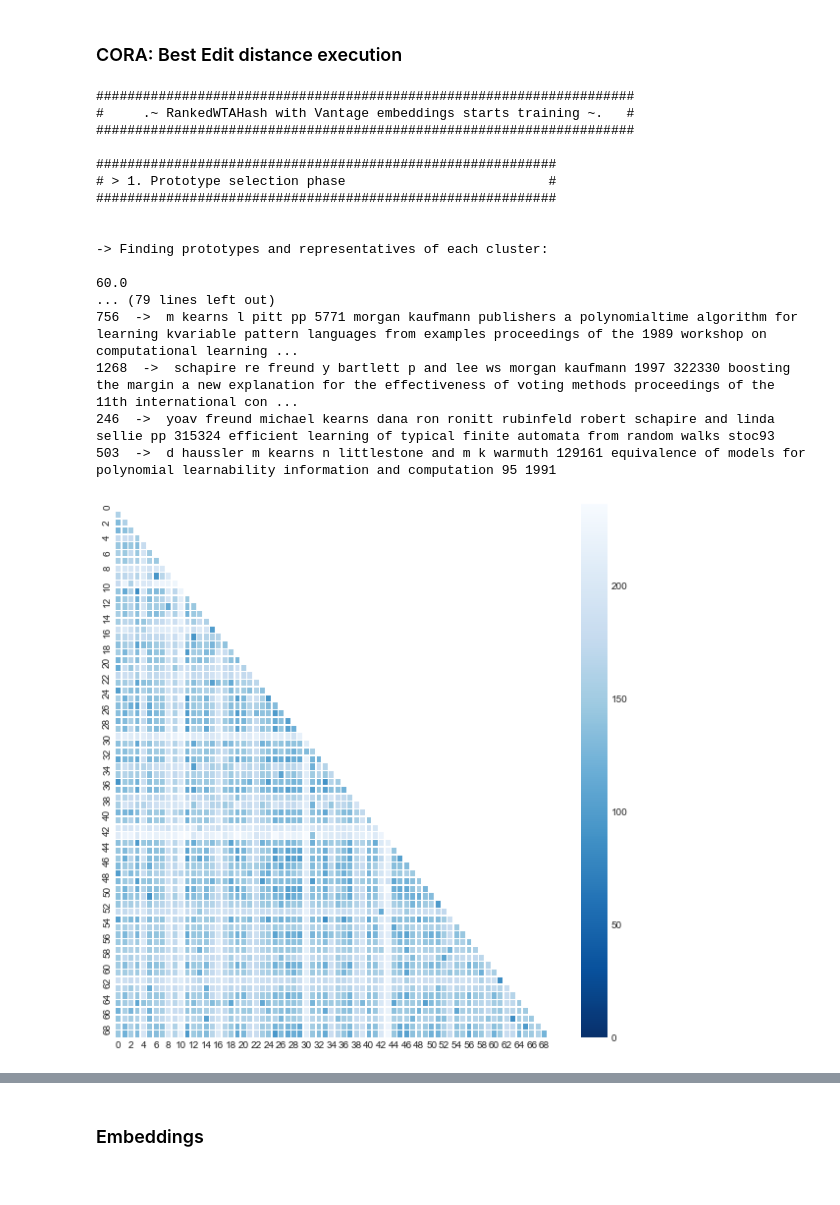
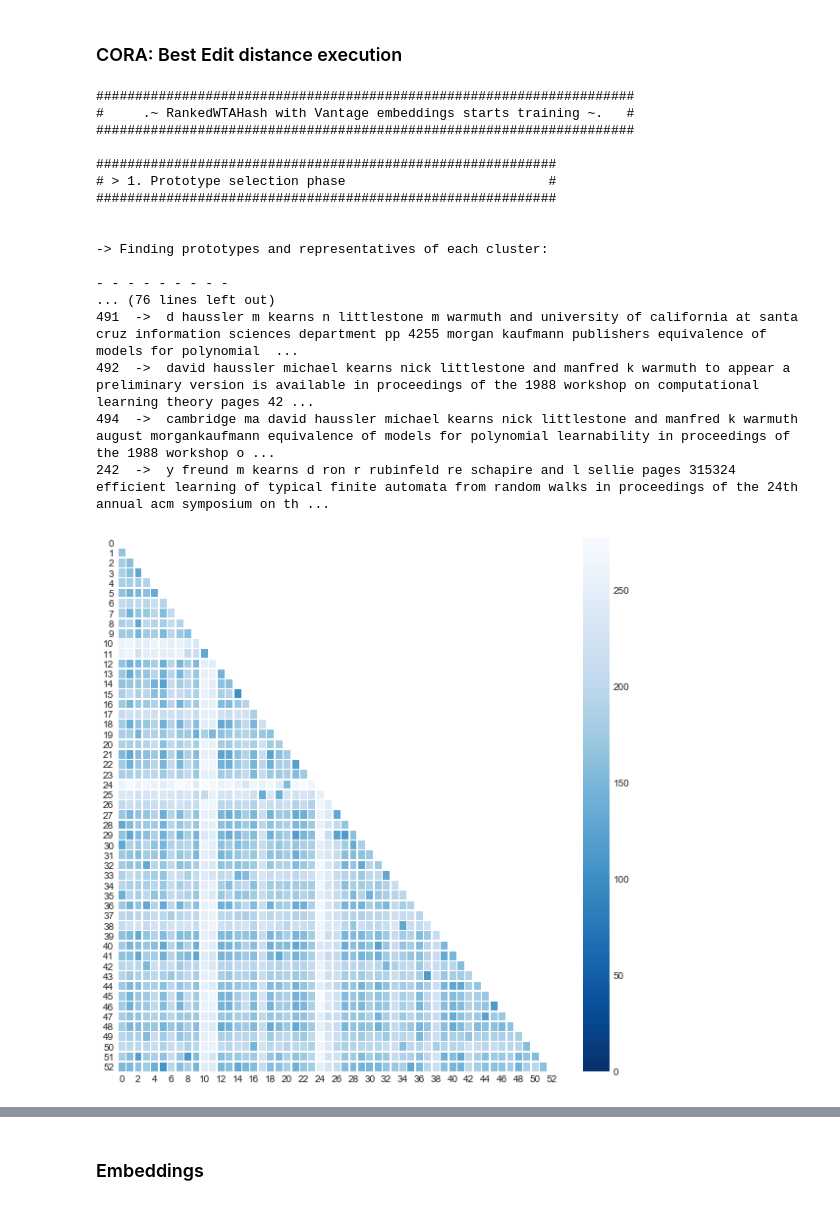
Before and after one commit to Nikoletos-K/WinnER, a Jupyter notebook: EntireDatasetJupyter-Current.ipynb, the cells around one changed output, grey strips where cells are left out. Cells and saved outputs as stored; diff of their text form; code cells hidden in the pictures.

```diff
--- a/EntireDatasetJupyter-Current.ipynb
+++ b/EntireDatasetJupyter-Current.ipynb
@@ -232,6 +232,9 @@ class RankedWTAHash:
             warnings.warn("similarityVectors: Available options are: ranked,initial")
         print("- Similarity mapping in a matrix")
         print(self.mapping_matrix)
+        print("\n- Total number of comparisons made: ", self.numOfComparisons)
+        print("\n- Total number of comparisons of same objects: ", self.sameObjectsCompared)
+        print("\n- Total number of comparisons of same objects with success: ", self.sameObjectsComparedSuccess)
         similarity_time = time.time() - similarity_time
         print("\n# Finished in %.6s secs" % (similarity_time))
         print("\n#####################################################################\n#                           .~  End  ~.                              #\n#####################################################################\n")
@@ -491,6 +494,8 @@ class RankedWTAHash:
         mapping = {}
 
         self.numOfComparisons = 0
+        self.sameObjectsCompared = 0
+        self.sameObjectsComparedSuccess = 0
 
         # Loop for every bucket
         for bucketid in tqdm(buckets.keys()):
@@ -509,6 +514,7 @@ class RankedWTAHash:
                         metric = 'kendal'
 
                     self.numOfComparisons+=1
+
 
                     if metric == None or metric == 'kendal':  # Simple Kendal tau metric
                         similarity_prob, p_value = kendalltau(vectors[v_vector_id], vectors[i_vector_id])
@@ -560,6 +566,8 @@ class RankedWTAHash:
 #                     print("SIMILARITY: ",similarity_prob)
 #                     print("\n")
 
+                    if true_matrix[v_vector_id][i_vector_id] or true_matrix[i_vector_id][v_vector_id]:
+                        self.sameObjectsCompared += 1
 
                     if similarity_prob > threshold:
                         if v_vector_id not in mapping.keys():
@@ -567,6 +575,8 @@ class RankedWTAHash:
                         mapping[v_vector_id].append(i_vector_id)  # insert into mapping
                         mapping_matrix[v_vector_id][i_vector_id] = 1  # inform prediction matrix
                         mapping_matrix[i_vector_id][v_vector_id] = 1  # inform prediction matrix
+                        if true_matrix[v_vector_id][i_vector_id] or true_matrix[i_vector_id][v_vector_id]:
+                            self.sameObjectsComparedSuccess += 1
 
 
         return mapping, np.triu(mapping_matrix)
@@ -1177,8 +1187,8 @@ windowSize= 70                            # Vector size for WTA algo
 number_of_permutations = 2                # WTA number of permutations
 
 # Similarity evaluation
-similarityVectors='ranked'                  # which vectors will be passed to WTA step
-similarityThreshold= 0.7                    # Similarity threshold for the final step
+similarityVectors='initial'                  # which vectors will be passed to WTA step
+similarityThreshold= 0.6                    # Similarity threshold for the final step
 metric='kendal'                             # Similarity metric between vectors
 
 start = time.time()
@@ -1291,21 +1300,18 @@ array([   0,    2,    0, ...,    0, 1294,    0], dtype=int64)
 # %%
 %%time
 
-ngramms= 3                                  # If jaccard used, n-gramms are used
-jaccard_withchars = False                    # n-gramms either of chars and either of words
-
 # Prototype selection
-max_numberOf_clusters= 500                  # Νumber of loops for finding representatives, it is an upper bound of clusters.
-max_dissimilarityDistance= 120                       # The threshold for the triangle inequality
+max_numberOf_clusters= 1000                  # Νumber of loops for finding representatives, it is an upper bound of clusters.
+max_dissimilarityDistance= 100                       # The threshold for the triangle inequality
 distanceMetric= 'edit'                   # Distance metric between the vectors when creating the space
-prototypesFilterThr = 80                # Prototypes must differ more that threshold
+prototypesFilterThr = 100                # Prototypes must differ more that threshold
 
 # Embedding phase
-distanceMetricEmbedding = 'edit'  # Embedding metric
+distanceMetricEmbedding = 'l_inf'  # Embedding metric
 
 # WTA algorithm
 windowSize= 37                             # Vector size for WTA algo
-number_of_permutations = 5                 # WTA number of permutations
+number_of_permutations = 3                 # WTA number of permutations
 
 
 # Similarity evaluation
@@ -1317,38 +1323,38 @@ metric='kendal'                             # Similarity metric between vectors
 start = time.time()
 model = RankedWTAHash(
     max_numberOf_clusters= max_numberOf_clusters,
     max_dissimilarityDistance= max_dissimilarityDistance,
     windowSize= windowSize,
     similarityThreshold= similarityThreshold,
     metric=metric,
     similarityVectors=similarityVectors,
     number_of_permutations = number_of_permutations,
     distanceMetric= distanceMetric,
     distanceMetricEmbedding = distanceMetricEmbedding,
     ngramms= ngramms,
     jaccard_withchars = jaccard_withchars,
     prototypesFilterThr = prototypesFilterThr
 )
 model = model.fit(data)
-acc,f1,precision,recall = evaluate_(model.mapping_matrix,true_matrix, False)
+acc,f1,precision,recall = evaluate(model.mapping_matrix,true_matrix, False)
 exec_time = time.time() - start
 results_dataframe.loc[len(results_dataframe)+1] = [max_numberOf_clusters,max_dissimilarityDistance,similarityThreshold,windowSize,metric,similarityVectors,distanceMetricEmbedding,distanceMetric,number_of_permutations,ngramms,jaccard_withchars,acc,precision,recall,f1,exec_time]
 # %% [output]
 #####################################################################
 #     .~ RankedWTAHash with Vantage embeddings starts training ~.   #
 #####################################################################
 
 ###########################################################
 # > 1. Prototype selection phase                          #
 ###########################################################
 
 
 -> Finding prototypes and representatives of each cluster:
 
-60.0
-... (79 lines left out)
-756  ->  m kearns l pitt pp 5771 morgan kaufmann publishers a polynomialtime algorithm for learning kvariable pattern languages from examples proceedings of the 1989 workshop on computational learning ...
-1268  ->  schapire re freund y bartlett p and lee ws morgan kaufmann 1997 322330 boosting the margin a new explanation for the effectiveness of voting methods proceedings of the 11th international con ...
-246  ->  yoav freund michael kearns dana ron ronitt rubinfeld robert schapire and linda sellie pp 315324 efficient learning of typical finite automata from random walks stoc93
-503  ->  d haussler m kearns n littlestone and m k warmuth 129161 equivalence of models for polynomial learnability information and computation 95 1991
+- - - - - - - - -
+... (76 lines left out)
+491  ->  d haussler m kearns n littlestone m warmuth and university of california at santa cruz information sciences department pp 4255 morgan kaufmann publishers equivalence of models for polynomial  ...
+492  ->  david haussler michael kearns nick littlestone and manfred k warmuth to appear a preliminary version is available in proceedings of the 1988 workshop on computational learning theory pages 42 ...
+494  ->  cambridge ma david haussler michael kearns nick littlestone and manfred k warmuth august morgankaufmann equivalence of models for polynomial learnability in proceedings of the 1988 workshop o ...
+242  ->  y freund m kearns d ron r rubinfeld re schapire and l sellie pages 315324 efficient learning of typical finite automata from random walks in proceedings of the 24th annual acm symposium on th ...
-[figure, old version]
+[figure, new version]
```
Also changed, not shown: parts of 2 cells of this notebook.
